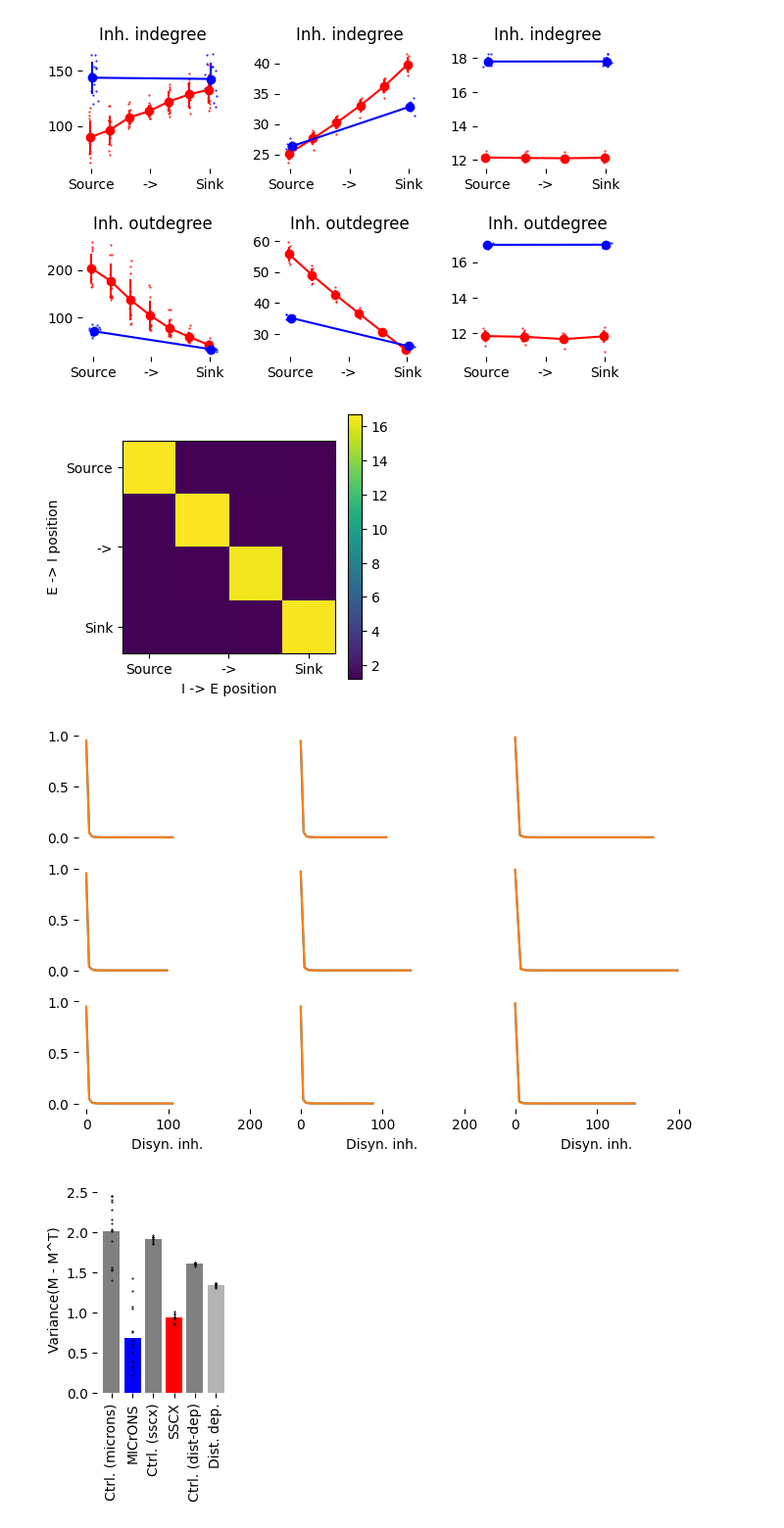
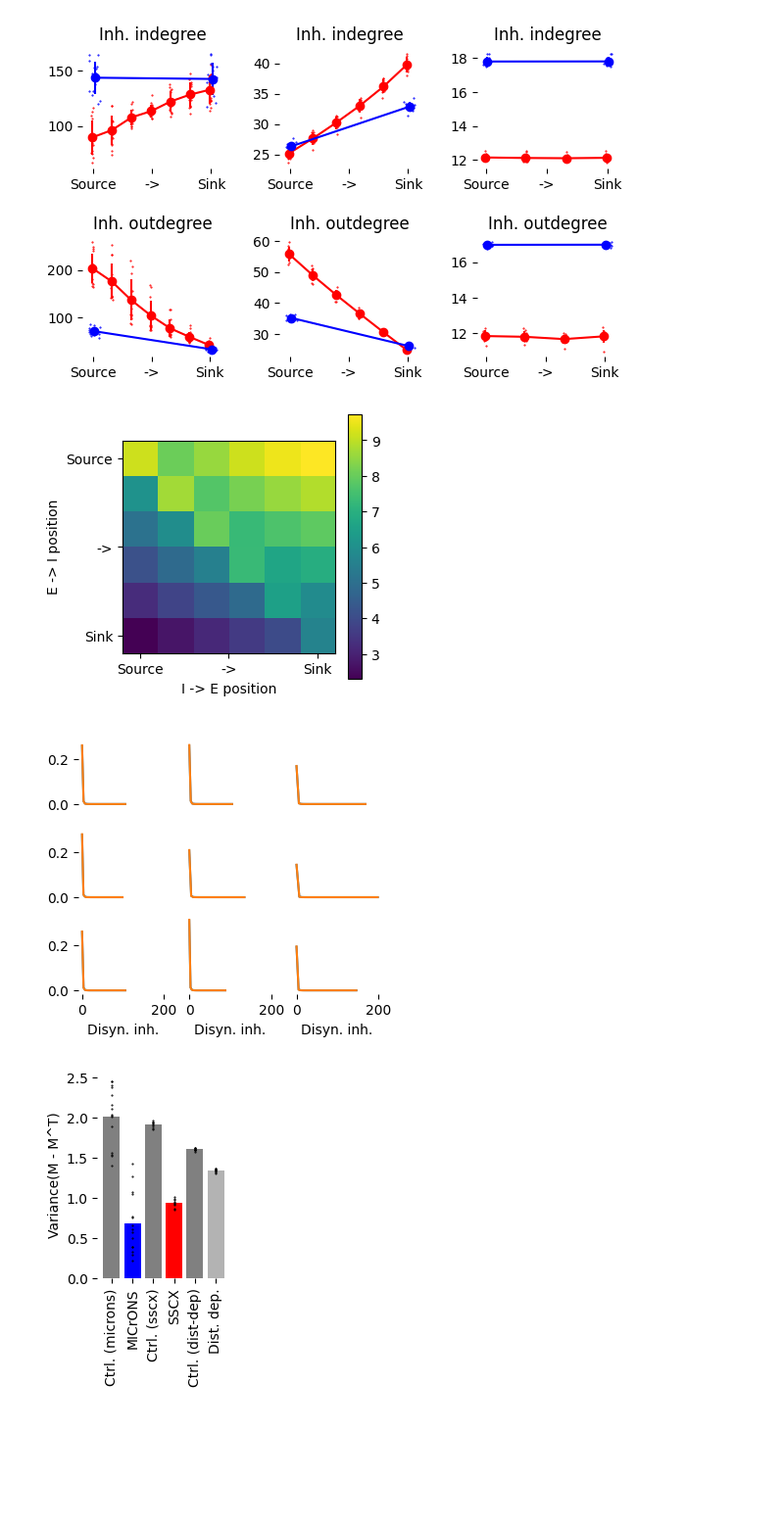
Before and after one commit to MWolfR/excitation_inhibition_topology, a Jupyter notebook: Plot summary statistics.ipynb, the cells around one changed output. Shown at 98% size. Saved outputs shown, nothing was run; the diff lists cells and outputs as text; code cells hidden in the pictures; blank space fills up the shorter version.

Commit message:
Minor changes to plots; plotting simplex group locations

```diff
--- a/Plot summary statistics.ipynb
+++ b/Plot summary statistics.ipynb
@@ -14,8 +14,9 @@ h5_s = h5py.File(fn_summary_sscx, "r")
 h5_c = h5py.File(fn_summary_ctrl, "r")
 # %%
 def read_data_instances(h5, fn, prefix, stack=False):
+    keys = sorted(list(map(int, h5[prefix].keys())))
     data = [pandas.read_hdf(fn, key="{0}/{1}".format(prefix, i))
-            for i in h5[prefix].keys()]
+            for i in keys]
     if stack:
         data = [_data.stack() for _data in data]
     return data
@@ -164,14 +167,16 @@ for data_source, _axes in zip([(data_smpl_m, data_cls_m),
         ax.set_frame_on(False)
         ax.set_title(ttl)
         ax.set_xticks([0, 0.5, 1]); ax.set_xticklabels(["Source", "->", "Sink"])
+
+fig.savefig("per_postition_degree_all_three.pdf")
 # %% [output]
-[figure, old version]
+[figure, new version]
 # %%
 from helpers import plotting
 
 prefix = "double_position_degrees"
 h5 = h5_m; fn = fn_summary_microns
-#h5 = h5_s; fn = fn_summary_sscx
+h5 = h5_s; fn = fn_summary_sscx
 #h5 = h5_c; fn = fn_summary_ctrl
 
 data = read_data_instances(h5, fn, prefix, stack=True)
@@ -180,44 +185,51 @@ data = pandas.concat(data, axis=1, keys=numpy.arange(len(data)))
 
 I = data.mean(axis=1).unstack()
 fig = plotting.plot_disynaptic_path_sum(I)
+
+fig.savefig("double_position_sscx.pdf")
 # %% [output]
-[figure, old version]
+[figure, new version]
 # %%
 prefix = "disyn_inhibition_histograms"
 
 h5 = h5_m; fn = fn_summary_microns
 h5 = h5_s; fn = fn_summary_sscx
 h5 = h5_c; fn = fn_summary_ctrl
 
 data = read_data_instances(h5, fn, prefix, stack=True)
 
 
-fig = plt.figure(figsize=(8, 5))
+fig = plt.figure(figsize=(4, 3.5))
 
 axes = []
 for i in range(len(data)):
     #ax = fig.add_subplot(3, 5, i + 1)
     ax = fig.add_subplot(3, 3, i + 1)
-    ax.plot(data[i].reorder_levels([1, 0])["Data"] / data[i].reorder_levels([1, 0])["Data"].sum())
-    ax.plot(data[i].reorder_levels([1, 0])["Control"] / data[i].reorder_levels([1, 0])["Control"].sum())
+    plt_data = data[i].reorder_levels([1, 0])["Data"]
+    plt_ctrl = data[i].reorder_levels([1, 0])["Control"]
+    dx = numpy.mean(numpy.diff(plt_data.index))
+    ax.plot(plt_data / (plt_data.sum() * dx))
+    ax.plot(plt_ctrl / (plt_ctrl.sum() * dx))
     if numpy.mod(i, 3) != 0:
         ax.set_yticks([])
     if i < 6: # 9
         ax.set_xticks([])
     else:
         ax.set_xlabel("Disyn. inh.")
     ax.set_frame_on(False)
     axes.append(ax)
 
 xlims = numpy.vstack([_ax.get_xlim() for _ax in axes])
 ylims = numpy.vstack([_ax.get_ylim() for _ax in axes])
 
 xlim = [xlims[:, 0].min(), xlims[:, 1].max()]
 ylim = [ylims[:, 0].min(), ylims[:, 1].max()]
 [_ax.set_xlim(xlim) for _ax in axes]
 _ = [_ax.set_ylim(ylim) for _ax in axes]
+
+fig.savefig("disyn_histogram_control.pdf")
 # %% [output]
-[figure, old version]
+[figure, new version]
 # %%
 prefix = "disyn_inhibition_directedness"
 
```
Also changed, not shown: parts of 7 cells of this notebook, 2 other files.
